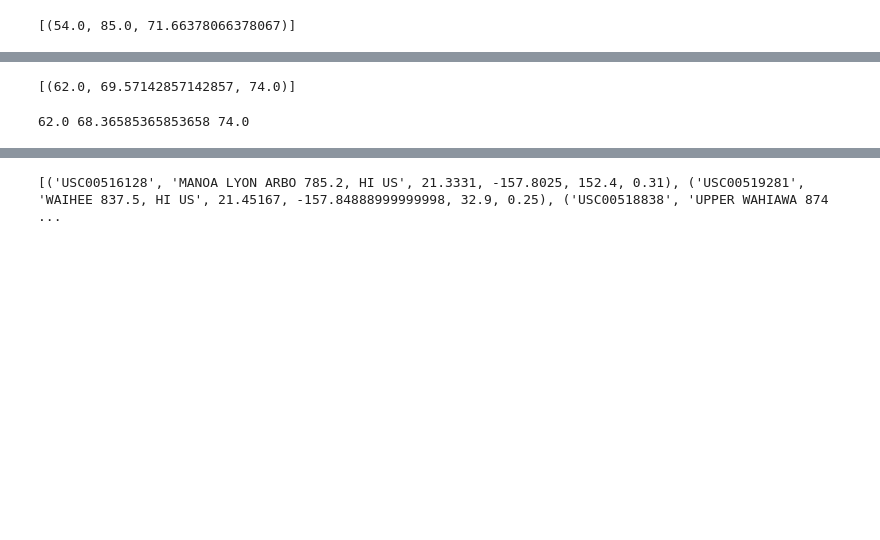
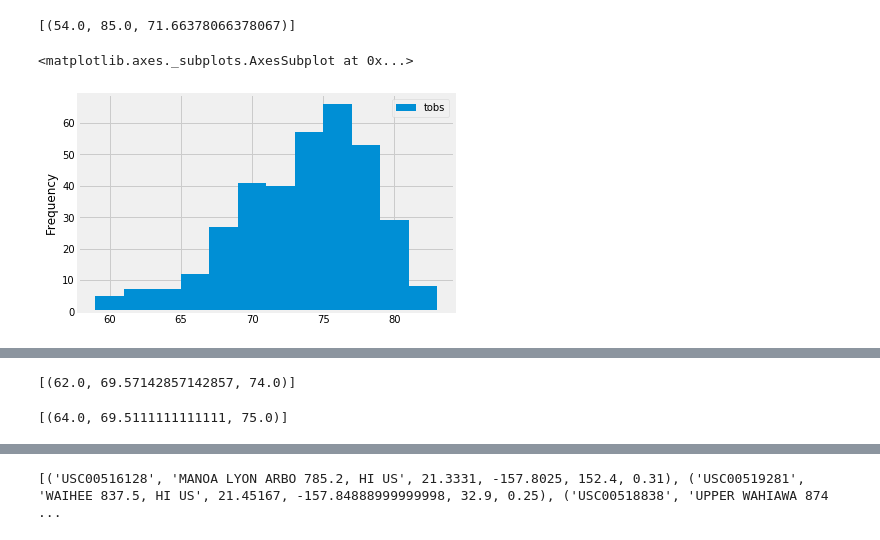
Before and after one commit to Erica2424/sqlalchemy-challenge, a Jupyter notebook: sqlalchemy-challenge.ipynb, the cells around one changed output, grey strips where cells are left out. Saved outputs shown, nothing was run; the diff lists cells and outputs as text; code cells hidden in the pictures; blank space fills up the shorter version.

```diff
--- a/sqlalchemy-challenge.ipynb
+++ b/sqlalchemy-challenge.ipynb
@@ -217,6 +220,15 @@ precipitation_pd.describe()
 # %%
 # Choose the station with the highest number of temperature observations.
 # Query the last 12 months of temperature observation data for this station and plot the results as a histogram
+highest_temps = session.query(Measurement.tobs).filter(Measurement.station == 'USC00519281').filter(Measurement.date >= year_ago).all()
+
+highest_tempsdf = pd.DataFrame(highest_temps)
+highest_tempsdf.head()
+
+highest_tempsdf.plot.hist(bins = 12)
+# %% [output]
+<matplotlib.axes._subplots.AxesSubplot at 0x...>
+[figure, added]
 # %% [markdown]
 ![precipitation](Images/station-histogram.png)
 # %%
@@ -243,8 +255,10 @@ print(calc_temps('2012-02-28', '2012-03-05'))
 # %%
 # Use your previous function `calc_temps` to calculate the tmin, tavg, and tmax
 # for your trip using the previous year's data for those same dates.
+print(calc_temps('2013-03-24', '2013-03-30'))
+temp_min, temp_avg, temp_max = calc_temps('2013-03-24', '2013-03-30')[0]
 # %% [output]
-62.0 68.36585365853658 74.0
+[(64.0, 69.5111111111111, 75.0)]
 # %%
 # Plot the results from your previous query as a bar chart.
 # Use "Trip Avg Temp" as your Title
```
Also changed, not shown: parts of 3 cells of this notebook, 1 other file.
